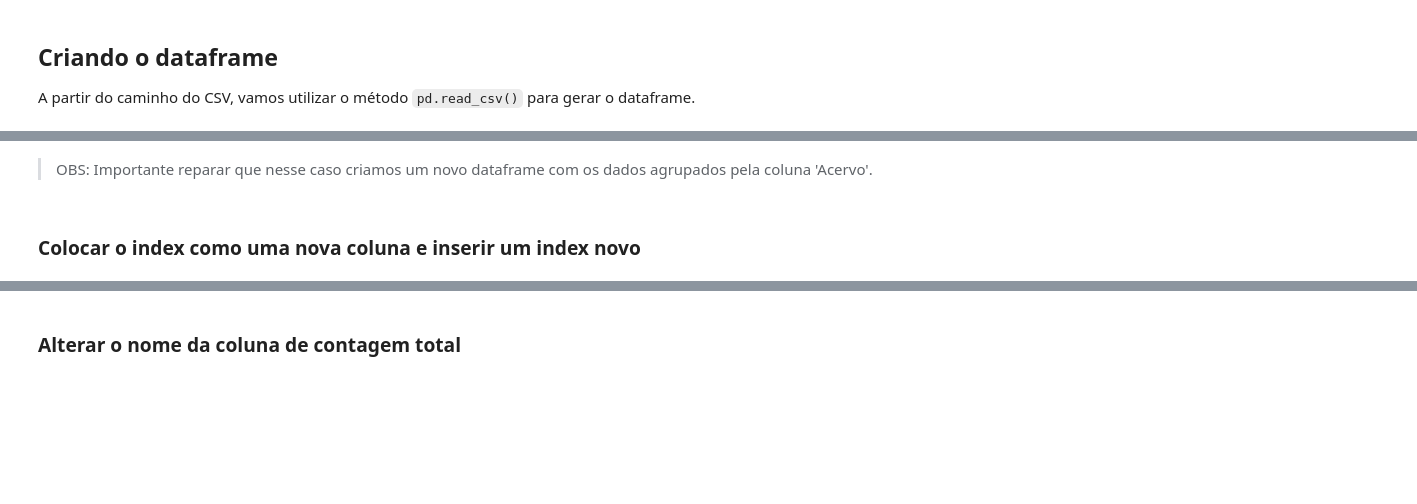
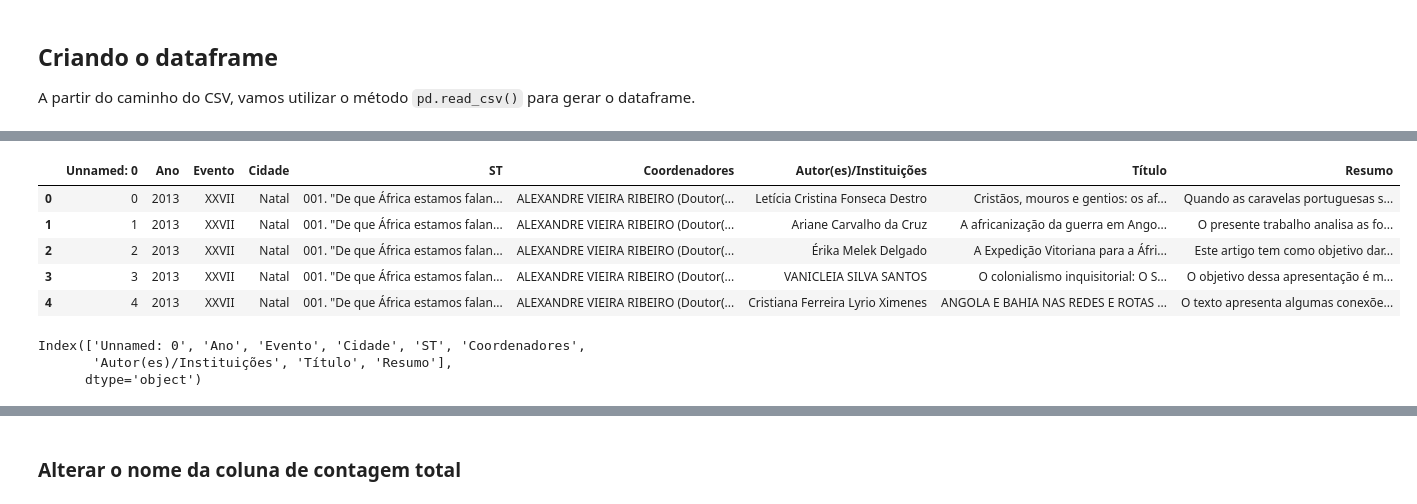
Before and after one commit to ericbrasiln/python-puc, a Jupyter notebook: dia4.ipynb, the cells around one changed output, grey strips where cells are left out. Drawn from its saved outputs; the diff is of its cells as text; code cells hidden in the pictures; blank space fills up the shorter version.

Commit message:
updates para dias 3 e 4

```diff
--- a/dia4.ipynb
+++ b/dia4.ipynb
@@ -81,2 +27,0 @@ print(df_acervos.size())
-# %% [markdown]
->OBS: Importante reparar que nesse caso criamos um novo dataframe com os dados agrupados pela coluna 'Acervo'.
@@ -87,2 +27,0 @@ print(df_acervos.head())
-# %% [markdown]
-### Colocar o index como uma nova coluna e inserir um index novo
@@ -92,0 +28,19 @@ print(df_acervos.head())
+# %%
+# Criar um dataframe com o arquivo csv
+df = pd.read_csv(f'{csv_path}')
+# Mostrar as 5 primeiras linhas do dataframe
+df.head()
+# %% [output]
+|  | Unnamed: 0 | Ano | Evento | Cidade | ST | Coordenadores | Autor(es)/Instituições | Título | Resumo |
+| 0 | 0 | 2013 | XXVII | Natal | 001. "De que África estamos falan... | ALEXANDRE VIEIRA RIBEIRO (Doutor(... | Letícia Cristina Fonseca Destro | Cristãos, mouros e gentios: os af... | Quando as caravelas portuguesas s... |
+| 1 | 1 | 2013 | XXVII | Natal | 001. "De que África estamos falan... | ALEXANDRE VIEIRA RIBEIRO (Doutor(... | Ariane Carvalho da Cruz | A africanização da guerra em Ango... | O presente trabalho analisa as fo... |
+| 2 | 2 | 2013 | XXVII | Natal | 001. "De que África estamos falan... | ALEXANDRE VIEIRA RIBEIRO (Doutor(... | Érika Melek Delgado | A Expedição Vitoriana para a Áfri... | Este artigo tem como objetivo dar... |
+| 3 | 3 | 2013 | XXVII | Natal | 001. "De que África estamos falan... | ALEXANDRE VIEIRA RIBEIRO (Doutor(... | VANICLEIA SILVA SANTOS | O colonialismo inquisitorial: O S... | O objetivo dessa apresentação é m... |
+| 4 | 4 | 2013 | XXVII | Natal | 001. "De que África estamos falan... | ALEXANDRE VIEIRA RIBEIRO (Doutor(... | Cristiana Ferreira Lyrio Ximenes | ANGOLA E BAHIA NAS REDES E ROTAS ... | O texto apresenta algumas conexõe... |
+# %%
+# ver as colunas do dataframe
+df.columns
+# %% [output]
+Index(['Unnamed: 0', 'Ano', 'Evento', 'Cidade', 'ST', 'Coordenadores',
+       'Autor(es)/Instituições', 'Título', 'Resumo'],
+      dtype='object')
```
Also changed, not shown: parts of 53 cells of this notebook, 1 other file.
